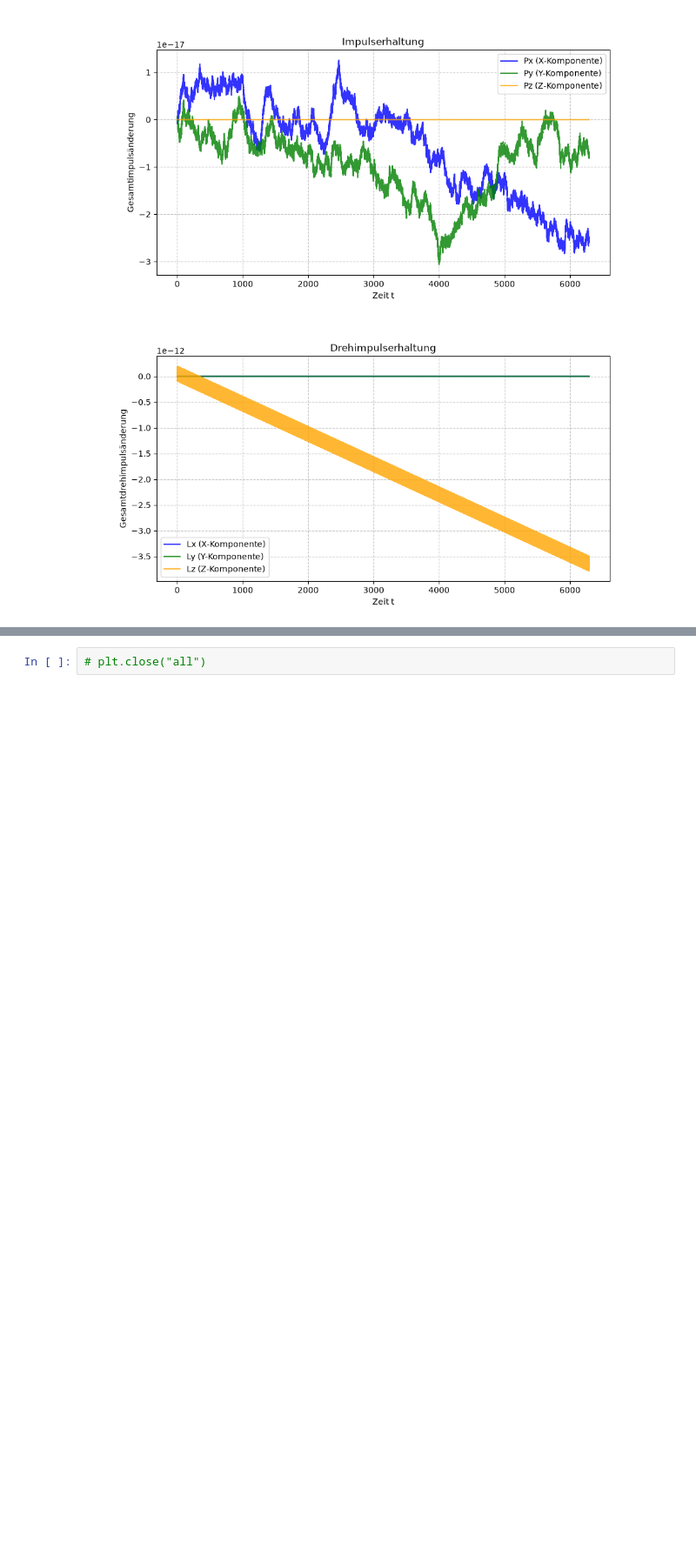
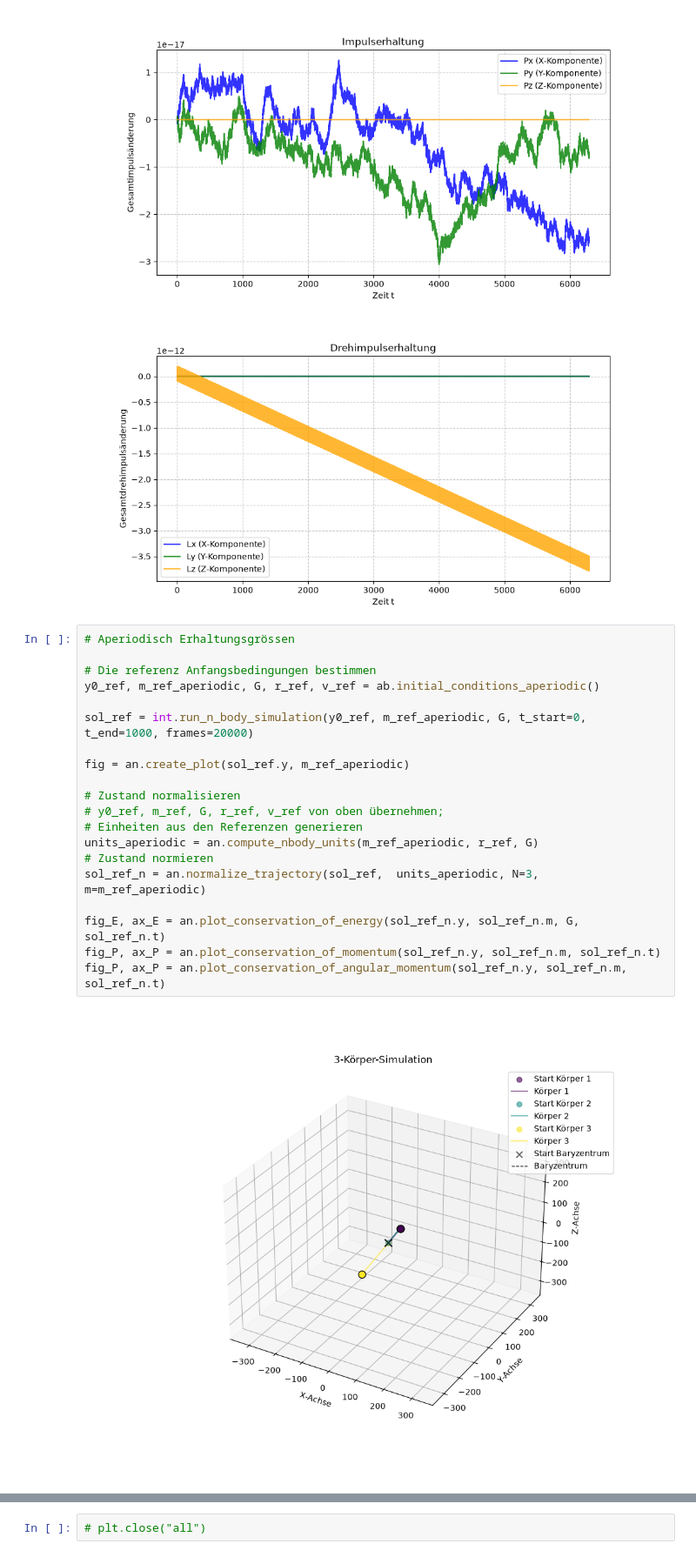
Before and after one commit to silashungerbuehler-del/Simulation-3BP, a Jupyter notebook: notebooks/Periodische Analyse.ipynb, the cells around one changed output, grey strips where cells are left out. Shown at 87% size. Drawn from its saved outputs; the diff is of its cells as text; blank space fills up the shorter version.

```diff
--- a/notebooks/Periodische Analyse.ipynb
+++ b/notebooks/Periodische Analyse.ipynb
@@ -144,3 +136,25 @@ fig_P, ax_P = an.plot_conservation_of_angular_momentum(sol_ref_2b_n.y, sol_ref_2
 [figure]
 [figure]
 [figure]
+# %%
+# Aperiodisch Erhaltungsgrössen
+
+# Die referenz Anfangsbedingungen bestimmen
+y0_ref, m_ref_aperiodic, G, r_ref, v_ref = ab.initial_conditions_aperiodic()
+
+sol_ref = int.run_n_body_simulation(y0_ref, m_ref_aperiodic, G, t_start=0, t_end=1000, frames=20000)
+
+fig = an.create_plot(sol_ref.y, m_ref_aperiodic)
+
+# Zustand normalisieren
+# y0_ref, m_ref, G, r_ref, v_ref von oben übernehmen;
+# Einheiten aus den Referenzen generieren
+units_aperiodic = an.compute_nbody_units(m_ref_aperiodic, r_ref, G)
+# Zustand normieren
+sol_ref_n = an.normalize_trajectory(sol_ref,  units_aperiodic, N=3, m=m_ref_aperiodic)
+
+fig_E, ax_E = an.plot_conservation_of_energy(sol_ref_n.y, sol_ref_n.m, G, sol_ref_n.t)
+fig_P, ax_P = an.plot_conservation_of_momentum(sol_ref_n.y, sol_ref_n.m, sol_ref_n.t)
+fig_P, ax_P = an.plot_conservation_of_angular_momentum(sol_ref_n.y, sol_ref_n.m, sol_ref_n.t)
+# %% [output]
+[figure, added]
```
Also changed, not shown: parts of 3 cells of this notebook, 6 other files.
